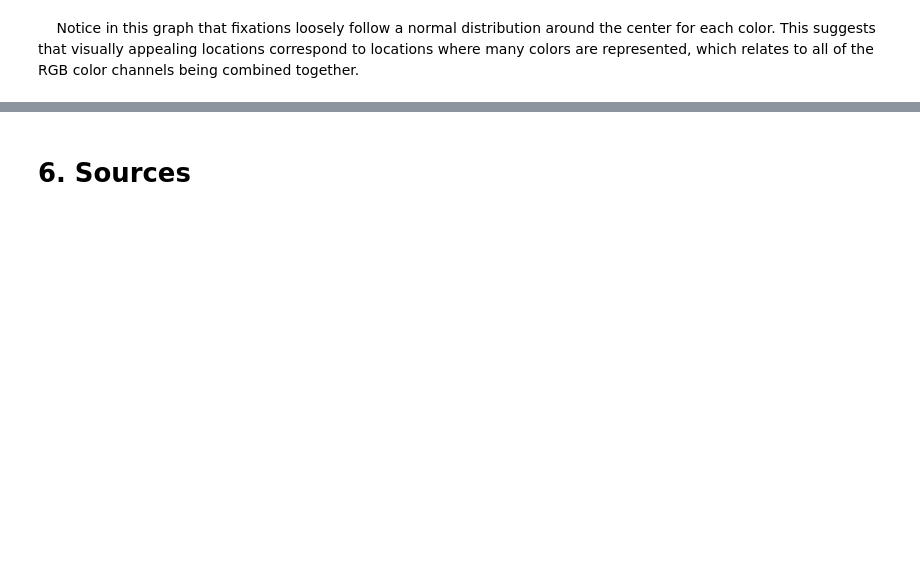
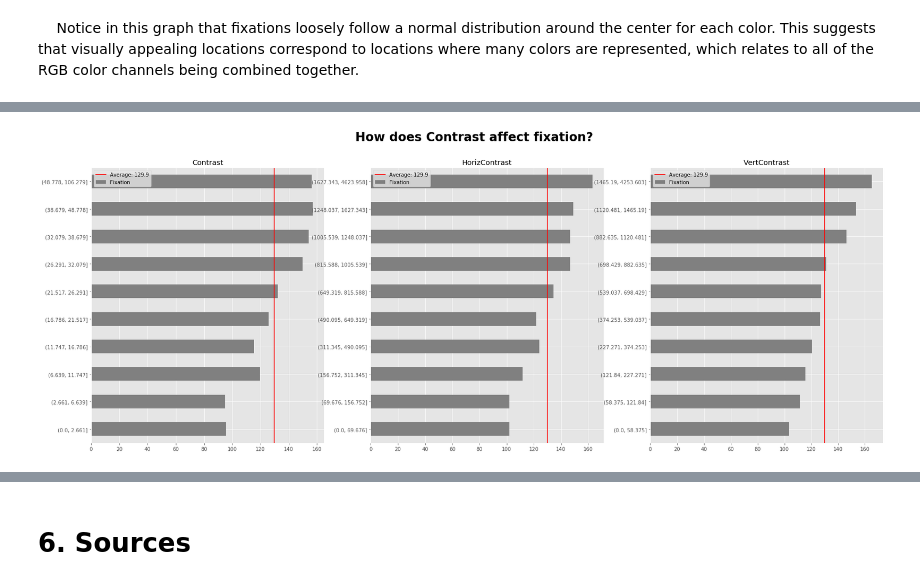
Before and after one commit to jafekb/projects, a Jupyter notebook: Provo Corpus/Final/Final.ipynb, the cells around one changed output, grey strips where cells are left out. Drawn from its saved outputs; the diff is of its cells as text; code cells hidden in the pictures; blank space fills up the shorter version.

```diff
--- a/Provo Corpus/Final/Final.ipynb
+++ b/Provo Corpus/Final/Final.ipynb
@@ -191,0 +203,5 @@ plt.show()
+# %%
+bf.fixation_and_contrasts(df_full)
+plt.show()
+# %% [output]
+[figure, added]
```
Also changed, not shown: parts of 21 cells of this notebook.
